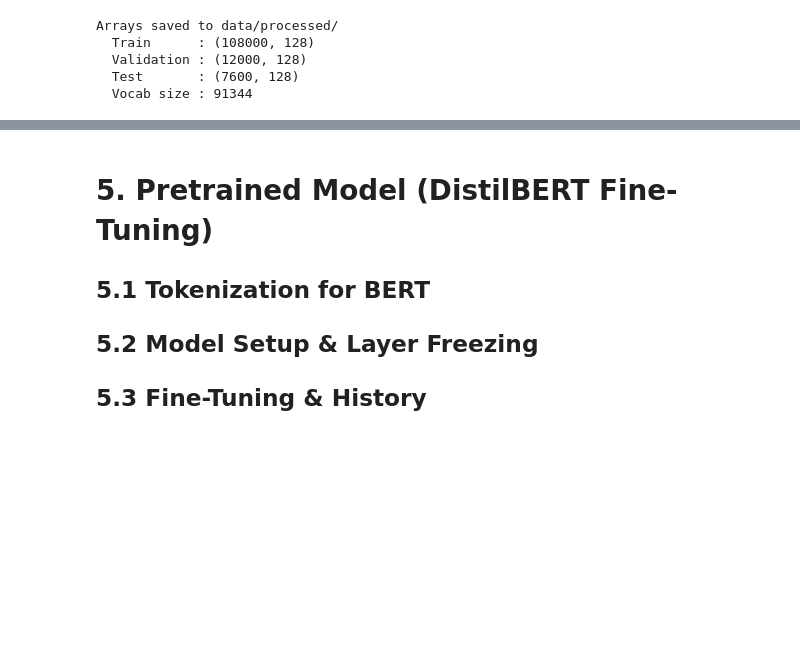
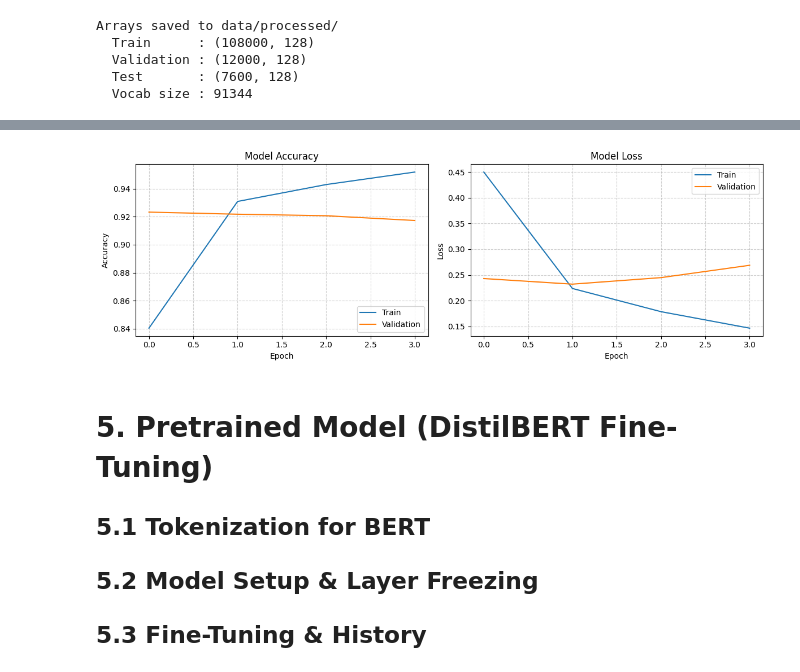
Before and after one commit to jordan6andres/math4dl_project, a Jupyter notebook: notebooks/dl_math_project.ipynb, the cells around one changed output, grey strips where cells are left out. Saved outputs shown, nothing was run; the diff lists cells and outputs as text; code cells hidden in the pictures; blank space fills up the shorter version.

Commit message:
Scratch Model - Keras LSTM

```diff
--- a/notebooks/dl_math_project.ipynb
+++ b/notebooks/dl_math_project.ipynb
@@ -51,8 +62,8 @@ GPU Available: []
 ## 2.1 Load Data
 # %%
 # We load the CSVs saved by src/setup_data.py
-train_df = pd.read_csv('data/train.csv')
-test_df = pd.read_csv('data/test.csv')
+train_df = pd.read_csv('../data/train.csv')
+test_df = pd.read_csv('../data/test.csv')
 
 print("=== TRAIN SET ===")
 print(train_df.head(2))
@@ -328,0 +393,22 @@ Arrays saved to data/processed/
+# %%
+# 4.2 Build the scratch BiLSTM model
+# Architecture: Embedding -> SpatialDropout -> BiLSTM -> GlobalMaxPool -> Dense -> Softmax
+# Embeddings are a learned linear map R^V -> R^d, directly tying back to the
+# "vector spaces and linear algebra" foundations of the course.
+from src.model_builder import build_lstm_model
+
+EMBEDDING_DIM = 128
+LSTM_UNITS    = 64
+DROPOUT_RATE  = 0.5
+LEARNING_RATE = 1e-3
+
+model = build_lstm_model(
+    vocab_size=VOCAB_SIZE,
+    embedding_dim=EMBEDDING_DIM,
+    maxlen=MAX_LEN,
+    lstm_units=LSTM_UNITS,
+    dropout_rate=DROPOUT_RATE,
+    num_classes=NUM_CLASSES,
+    learning_rate=LEARNING_RATE,
+)
+model.summary()
@@ -328,0 +502,14 @@ Arrays saved to data/processed/
+# %%
+# 4.4 Plot training curves and run a quick test-set evaluation
+from src.utils import plot_training_history
+
+fig = plot_training_history(
+    history.history,
+    save_path="reports/lstm_scratch_training.png",
+)
+
+# Quick sanity check on the test set (full evaluation is in section 7).
+test_loss, test_acc = model.evaluate(X_test, y_test, batch_size=BATCH_SIZE, verbose=0)
+print(f"\nTest loss     : {test_loss:.4f}")
+print(f"Test accuracy : {test_acc:.4f}")
+# %% [output]
@@ -329,3 +518,4 @@ Arrays saved to data/processed/
+[figure, added]
 # %% [markdown]
 # 5. Pretrained Model (DistilBERT Fine-Tuning)
 ## 5.1 Tokenization for BERT
```
Also changed, not shown: parts of 13 cells of this notebook, 2 other files.
